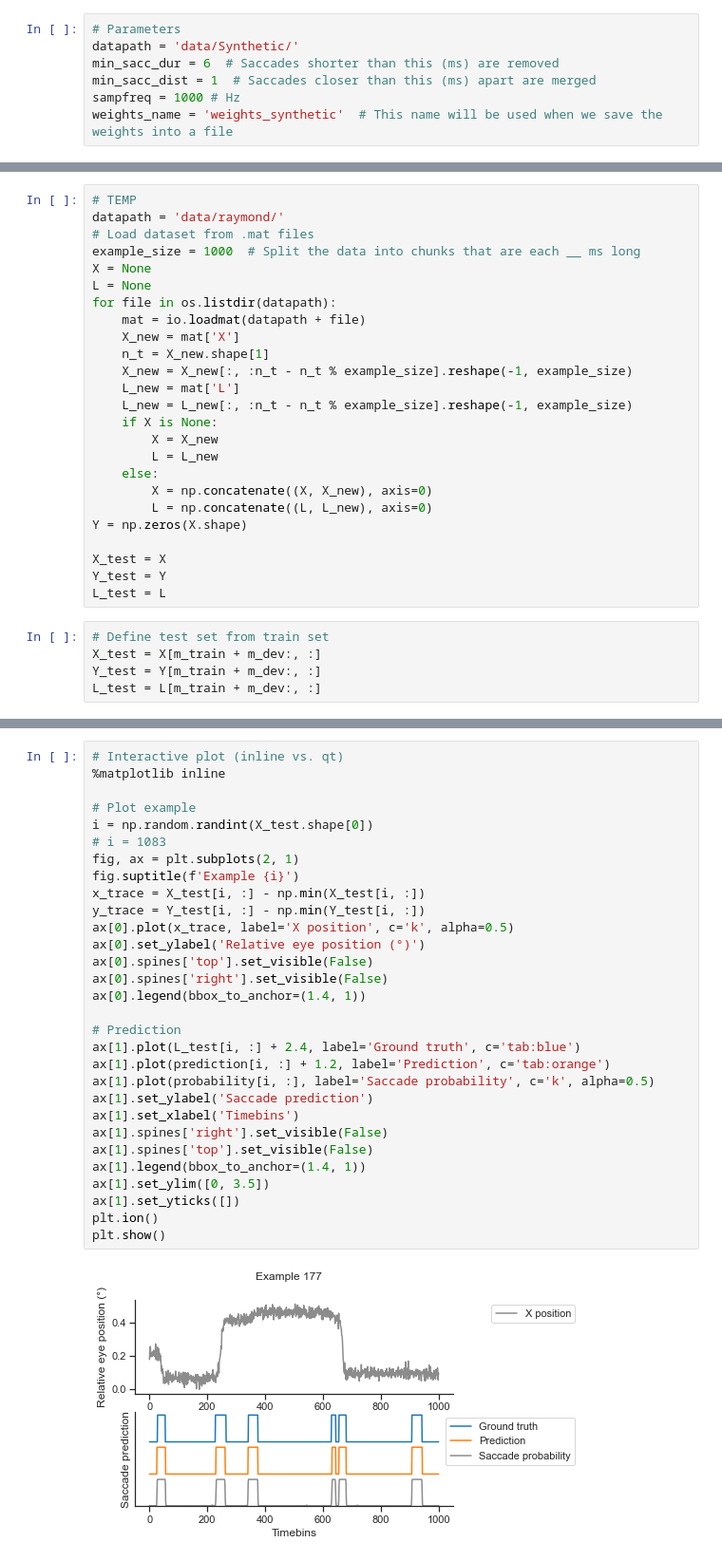
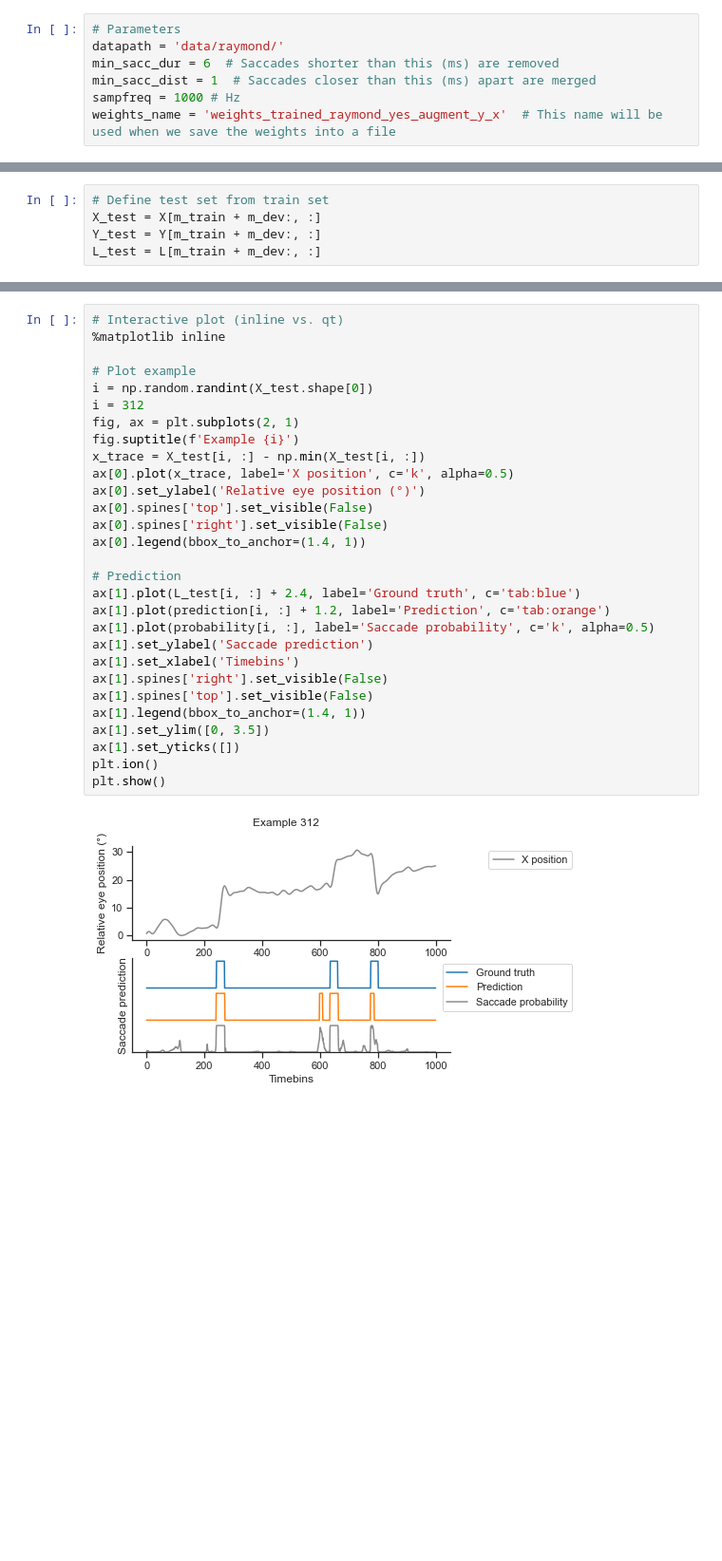
Before and after one commit to GracelessGhost/CS-230-Project-Code, a Jupyter notebook: UnEye Approach/UnEye.ipynb, the cells around one changed output, grey strips where cells are left out. Shown at 95% size. Cells and saved outputs as stored; diff of their text form; blank space fills up the shorter version.

```diff
--- a/UnEye Approach/UnEye.ipynb
+++ b/UnEye Approach/UnEye.ipynb
@@ -13,11 +13,11 @@ from os.path import join as pj
 import pickle
 # %%
 # Parameters
-datapath = 'data/Synthetic/'
+datapath = 'data/raymond/'
 min_sacc_dur = 6  # Saccades shorter than this (ms) are removed
 min_sacc_dist = 1  # Saccades closer than this (ms) apart are merged
 sampfreq = 1000 # Hz
-weights_name = 'weights_synthetic'  # This name will be used when we save the weights into a file
+weights_name = 'weights_trained_raymond_yes_augment_y_x'  # This name will be used when we save the weights into a file
 # %%
 # Load dataset from .mat files
 example_size = 1000  # Split the data into chunks that are each __ ms long
@@ -100,30 +98,5 @@ plt.show()
 # %% [markdown]
 # Testing
-# %%
-# TEMP
-datapath = 'data/raymond/'
-# Load dataset from .mat files
-example_size = 1000  # Split the data into chunks that are each __ ms long
-X = None
-L = None
-for file in os.listdir(datapath):
-    mat = io.loadmat(datapath + file)
-    X_new = mat['X']
-    n_t = X_new.shape[1]
-    X_new = X_new[:, :n_t - n_t % example_size].reshape(-1, example_size)
-    L_new = mat['L']
-    L_new = L_new[:, :n_t - n_t % example_size].reshape(-1, example_size)
-    if X is None:
-        X = X_new
-        L = L_new
-    else:
-        X = np.concatenate((X, X_new), axis=0)
-        L = np.concatenate((L, L_new), axis=0)
-Y = np.zeros(X.shape)
-
-X_test = X
-Y_test = Y
-L_test = L
 # %%
 # Define test set from train set
 X_test = X[m_train + m_dev:, :]
@@ -138,33 +111,32 @@ F1: 0.996
 # %%
 # Interactive plot (inline vs. qt)
 %matplotlib inline
 
 # Plot example
 i = np.random.randint(X_test.shape[0])
-# i = 1083
+i = 312
 fig, ax = plt.subplots(2, 1)
 fig.suptitle(f'Example {i}')
 x_trace = X_test[i, :] - np.min(X_test[i, :])
-y_trace = Y_test[i, :] - np.min(Y_test[i, :])
 ax[0].plot(x_trace, label='X position', c='k', alpha=0.5)
 ax[0].set_ylabel('Relative eye position (°)')
 ax[0].spines['top'].set_visible(False)
 ax[0].spines['right'].set_visible(False)
 ax[0].legend(bbox_to_anchor=(1.4, 1))
 
 # Prediction
 ax[1].plot(L_test[i, :] + 2.4, label='Ground truth', c='tab:blue')
 ax[1].plot(prediction[i, :] + 1.2, label='Prediction', c='tab:orange')
 ax[1].plot(probability[i, :], label='Saccade probability', c='k', alpha=0.5)
 ax[1].set_ylabel('Saccade prediction')
 ax[1].set_xlabel('Timebins')
 ax[1].spines['right'].set_visible(False)
 ax[1].spines['top'].set_visible(False)
 ax[1].legend(bbox_to_anchor=(1.4, 1))
 ax[1].set_ylim([0, 3.5])
 ax[1].set_yticks([])
 plt.ion()
 plt.show()
 # %% [output]
-[figure, old version]
+[figure, new version]
 # %% [markdown]
```
Also changed, not shown: parts of 11 cells of this notebook, 11 other files.
